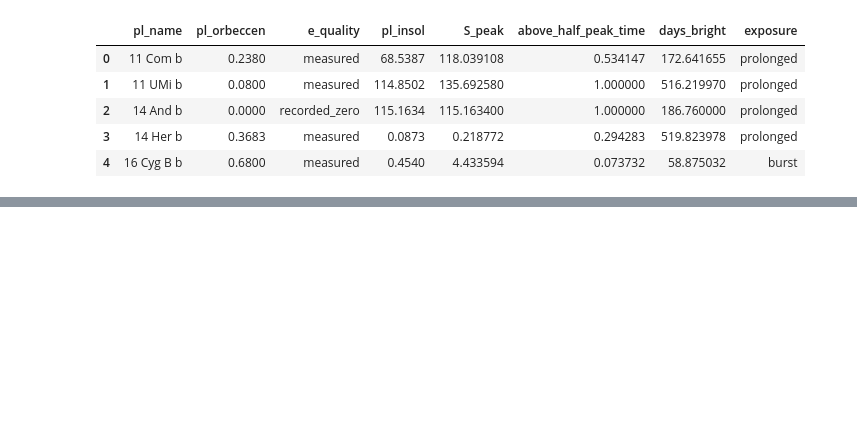
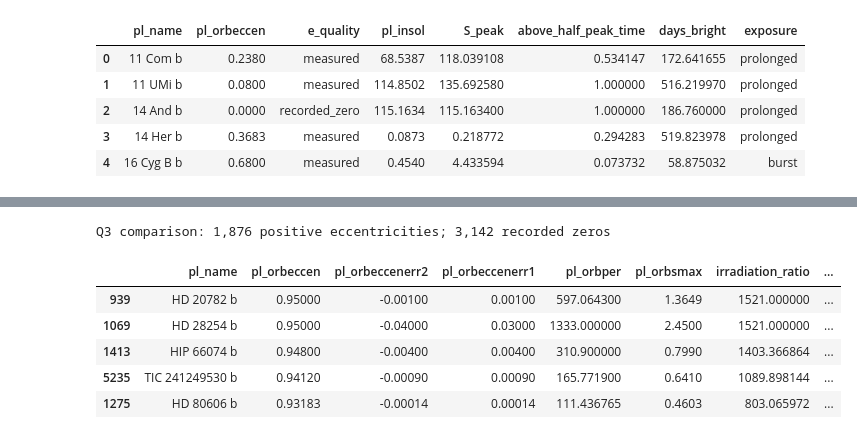
Before and after one commit to Apoorva-Menon/ExtremeYears, a Jupyter notebook: notebooks/NASA_EDA.ipynb, the cells around one changed output, grey strips where cells are left out. Saved outputs shown, nothing was run; the diff lists cells and outputs as text; code cells hidden in the pictures; blank space fills up the shorter version.

```diff
--- a/notebooks/NASA_EDA.ipynb
+++ b/notebooks/NASA_EDA.ipynb
@@ -293,0 +362,21 @@ Rows: 6393 Columns: 326
+# %%
+q56_e = q56_base["pl_orbeccen"]
+
+# The existing cells already supply R, S_peak, and days_bright.
+q56_base["lum_solar"] = 10 ** q56_base["st_lum"]
+q56_base["S_min"] = q56_base["pl_insol"] / (1 + q56_e) ** 2
+
+# Transform valid published error endpoints; leave unavailable bounds blank.
+q56_lower_e = q56_e + q56_base["pl_orbeccenerr2"]
+q56_upper_e = q56_e + q56_base["pl_orbeccenerr1"]
+q56_valid_lower = q56_lower_e.ge(0) & q56_lower_e.le(q56_e)
+q56_valid_upper = q56_upper_e.ge(q56_e) & q56_upper_e.lt(1)
+
+q56_base["R_lower"] = np.nan
+q56_base["R_upper"] = np.nan
+q56_base.loc[q56_valid_lower, "R_lower"] = (
+    (1 + q56_lower_e.loc[q56_valid_lower]) / (1 - q56_lower_e.loc[q56_valid_lower])
+) ** 2
+q56_base.loc[q56_valid_upper, "R_upper"] = (
+    (1 + q56_upper_e.loc[q56_valid_upper]) / (1 - q56_upper_e.loc[q56_valid_upper])
+) ** 2
@@ -293,0 +386,32 @@ Rows: 6393 Columns: 326
+# %%
+q56_positive_count = int((q56_base["pl_orbeccen"] > 0).sum())
+q56_zero_count = int((q56_base["pl_orbeccen"] == 0).sum())
+print(f"Q3 comparison: {q56_positive_count:,} positive eccentricities; {q56_zero_count:,} recorded zeros")
+
+assert q56_base["pl_name"].is_unique
+assert q56_positive_count + q56_zero_count == len(q56_base)
+assert np.allclose(
+    q56_base["S_peak"] / q56_base["S_min"],
+    q56_base["irradiation_ratio"]
+)
+assert q56_base["above_half_peak_time"].between(0, 1).all()
+q56_circular = q56_base["pl_orbeccen"].eq(0)
+assert q56_base.loc[q56_circular, "irradiation_ratio"].eq(1).all()
+assert q56_base.loc[q56_circular, "above_half_peak_time"].eq(1).all()
+
+q56_ranked = q56_base.sort_values(
+    ["irradiation_ratio", "pl_name"], ascending=[False, True]
+).head(5)
+q56_sample_columns = [
+    "pl_name", "pl_orbeccen", "pl_orbeccenerr2", "pl_orbeccenerr1",
+    "pl_orbper", "pl_orbsmax", "irradiation_ratio", "R_lower", "R_upper", "days_bright"
+]
+display(q56_ranked[q56_sample_columns])
+# %% [output]
+Q3 comparison: 1,876 positive eccentricities; 3,142 recorded zeros
+|  | pl_name | pl_orbeccen | pl_orbeccenerr2 | pl_orbeccenerr1 | pl_orbper | pl_orbsmax | irradiation_ratio | ... |
+| 939 | HD 20782 b | 0.95000 | -0.00100 | 0.00100 | 597.064300 | 1.3649 | 1521.000000 | ... |
+| 1069 | HD 28254 b | 0.95000 | -0.04000 | 0.03000 | 1333.000000 | 2.4500 | 1521.000000 | ... |
+| 1413 | HIP 66074 b | 0.94800 | -0.00400 | 0.00400 | 310.900000 | 0.7990 | 1403.366864 | ... |
+| 5235 | TIC 241249530 b | 0.94120 | -0.00090 | 0.00090 | 165.771900 | 0.6410 | 1089.898144 | ... |
+| 1275 | HD 80606 b | 0.93183 | -0.00014 | 0.00014 | 111.436765 | 0.4603 | 803.065972 | ... |
```
Also changed, not shown: parts of 17 cells of this notebook, 1 other file.
